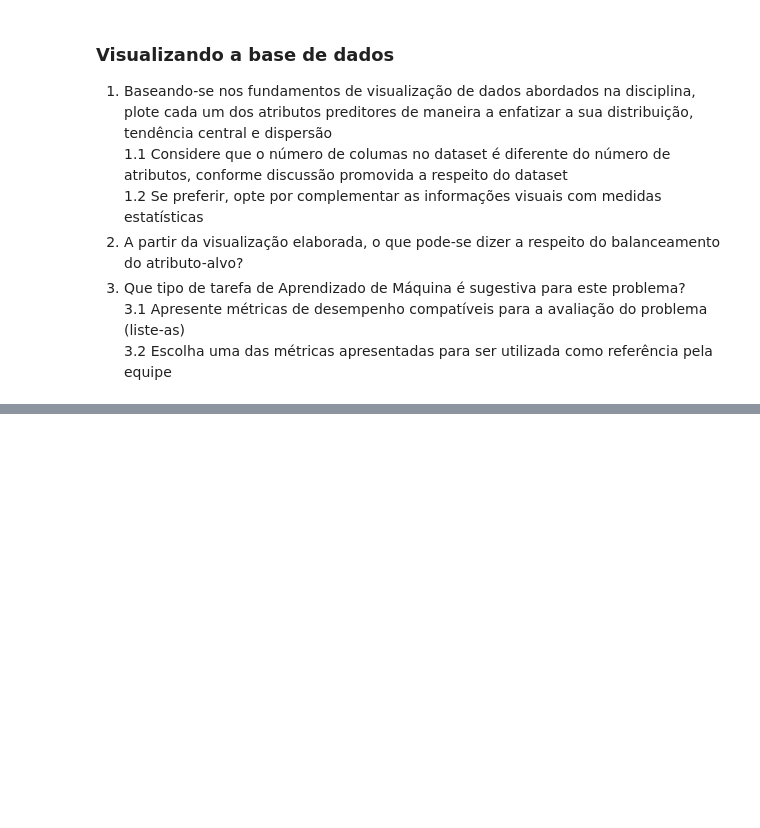
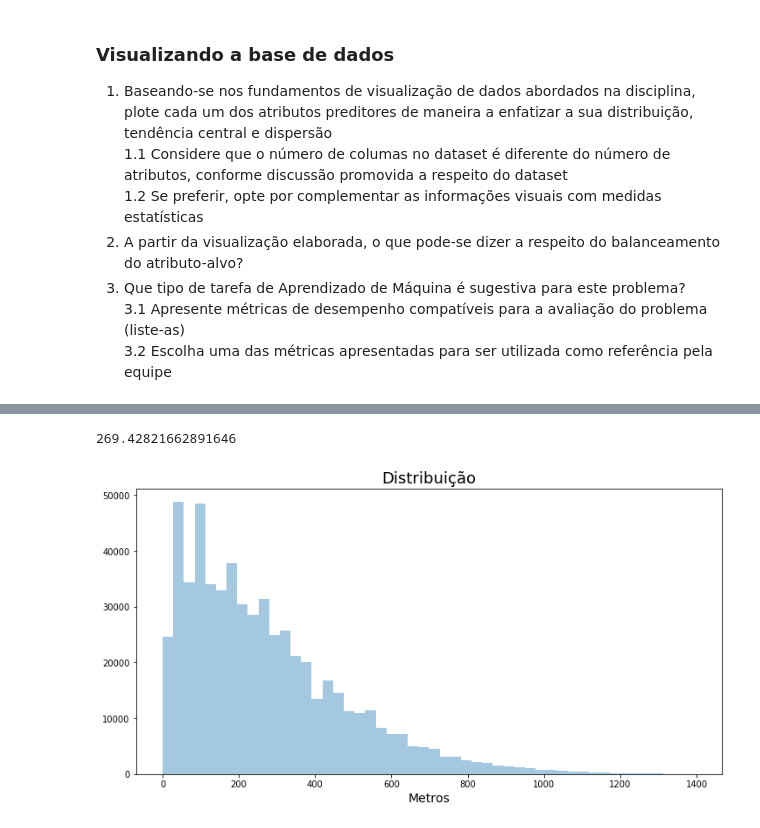
Before and after one commit to elloa-uea/projeto-pratico-3-ao-infinito-e-so, a Jupyter notebook: notebooks/PP3.2 - Conhecendo o Conjunto de Dados.ipynb, the cells around one changed output, grey strips where cells are left out. Saved outputs shown, nothing was run; the diff lists cells and outputs as text; code cells hidden in the pictures; blank space fills up the shorter version.

```diff
--- a/notebooks/PP3.2 - Conhecendo o Conjunto de Dados.ipynb
+++ b/notebooks/PP3.2 - Conhecendo o Conjunto de Dados.ipynb
@@ -146,0 +185,5 @@ memory usage: 243.8 MB
+# %%
+gerar_grafico('Horizontal_Distance_To_Hydrology')
+# %% [output]
+269.42821662891646
+[figure, added]
```
Also changed, not shown: parts of 13 cells of this notebook.
